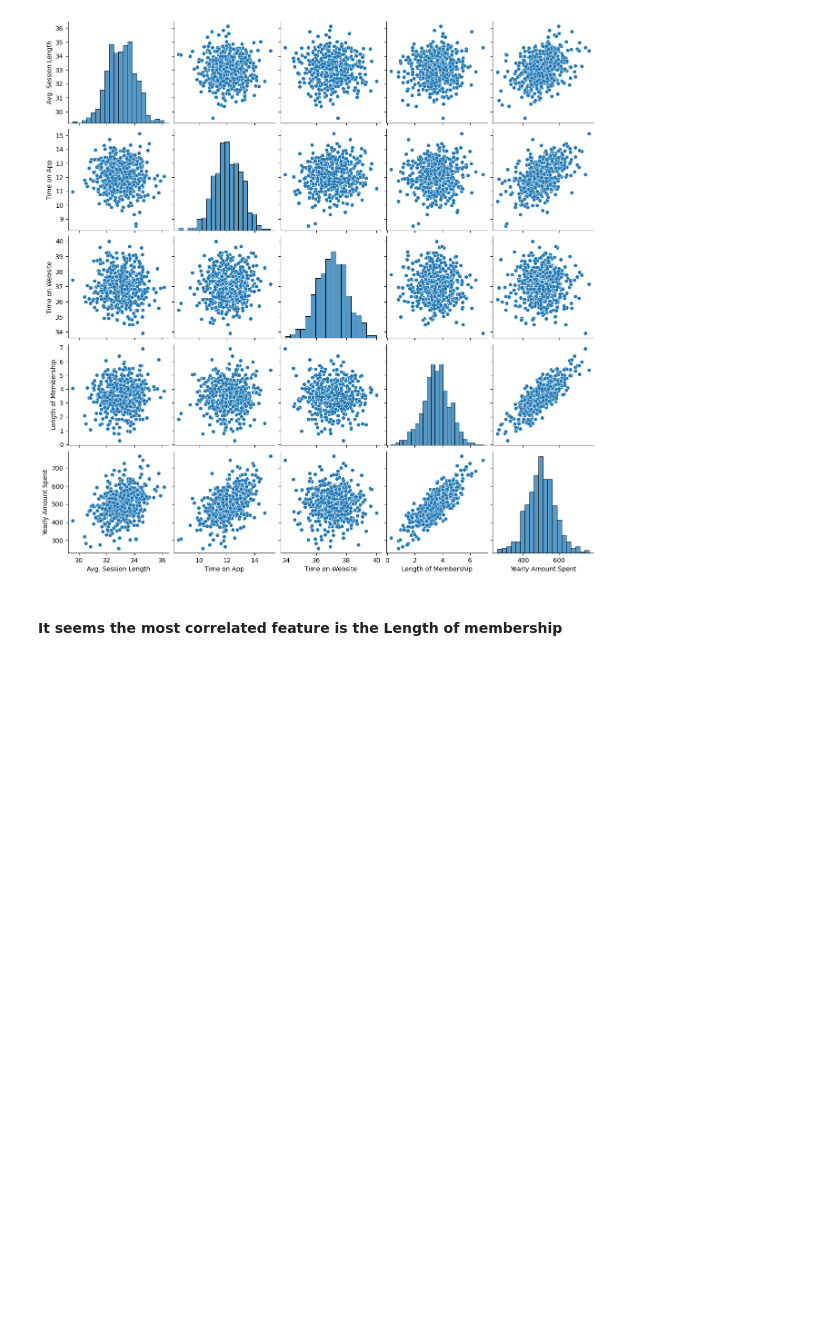
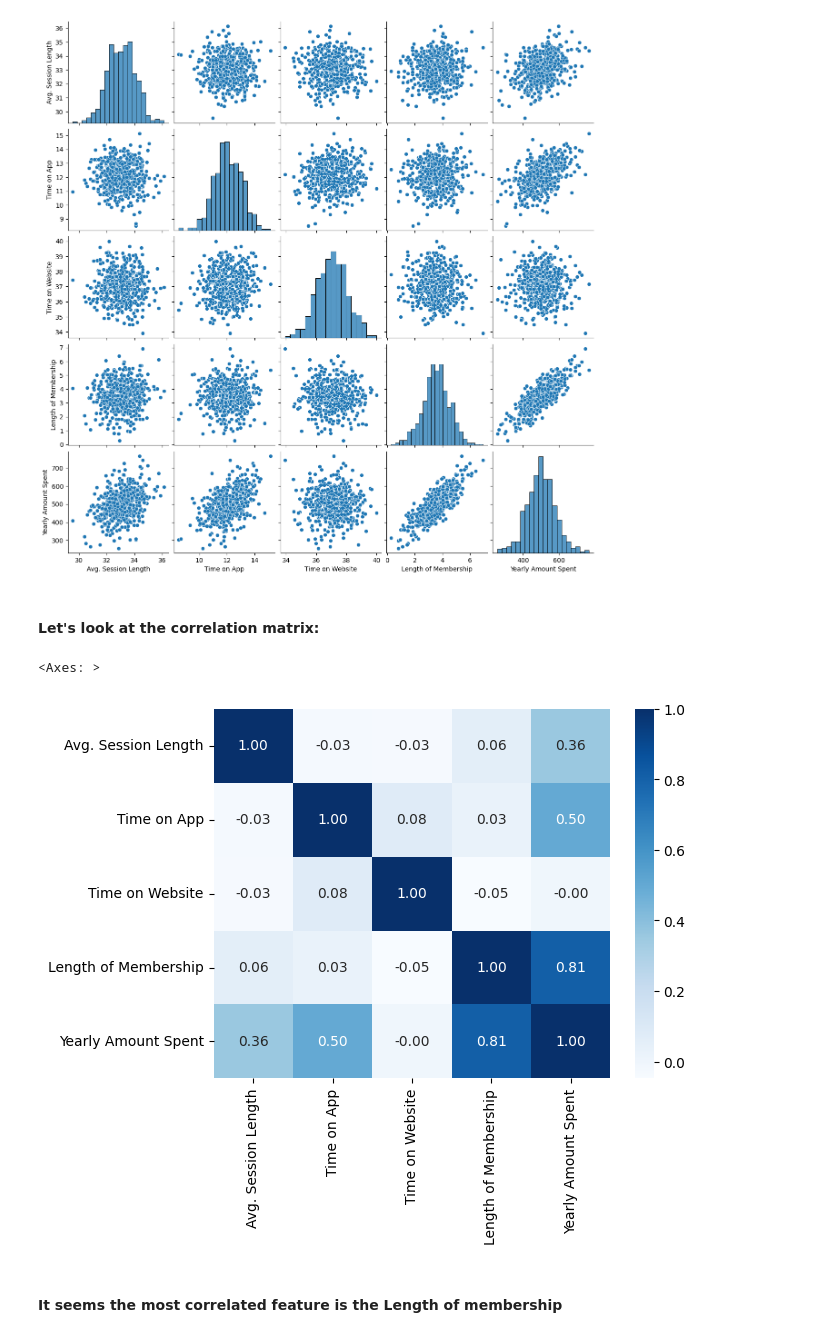
Before and after one commit to sbazmi90/Machine_Learning_Projects, a Jupyter notebook: Linear_Regression/Project_2/Project_2.ipynb, the cells around one changed output. Saved outputs shown, nothing was run; the diff lists cells and outputs as text; code cells hidden in the pictures; blank space fills up the shorter version.

```diff
--- a/Linear_Regression/Project_2/Project_2.ipynb
+++ b/Linear_Regression/Project_2/Project_2.ipynb
@@ -108,6 +112,14 @@ sns.pairplot(data=customers)
 # %% [output]
 <seaborn.axisgrid.PairGrid at 0x...>
 [figure]
+# %% [markdown]
+#### Let's look at the correlation matrix:
+# %%
+correlation = customers.corr()
+sns.heatmap(correlation,annot=True,fmt=".2f",cmap="Blues")
+# %% [output]
+<Axes: >
+[figure, added]
 # %% [markdown]
 #### It seems the most correlated feature is the Length of membership
 # %% [markdown]
```
Also changed, not shown: parts of 1 cell of this notebook, 2 other files.
